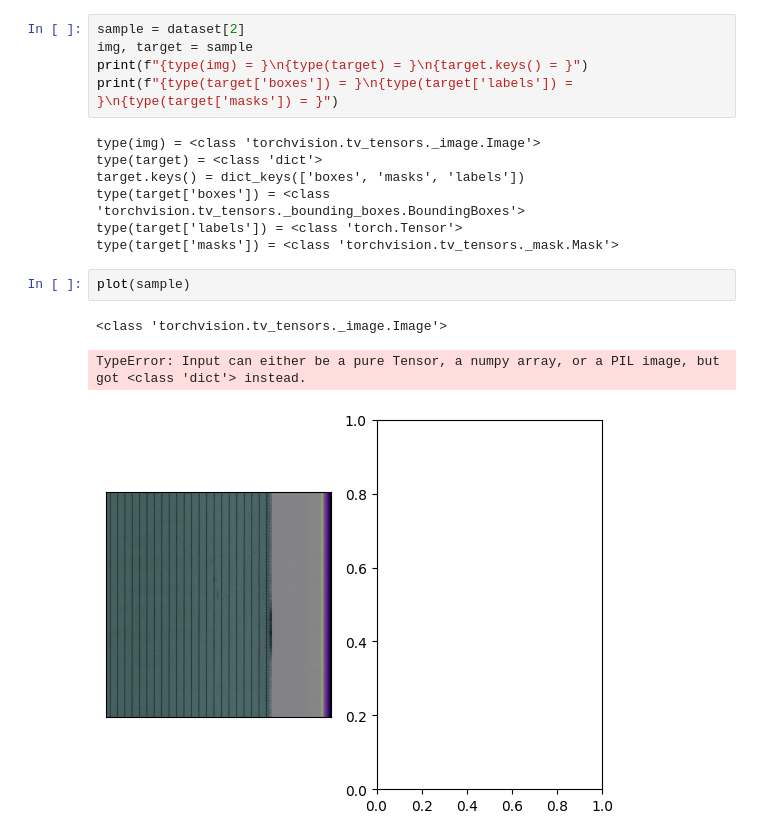
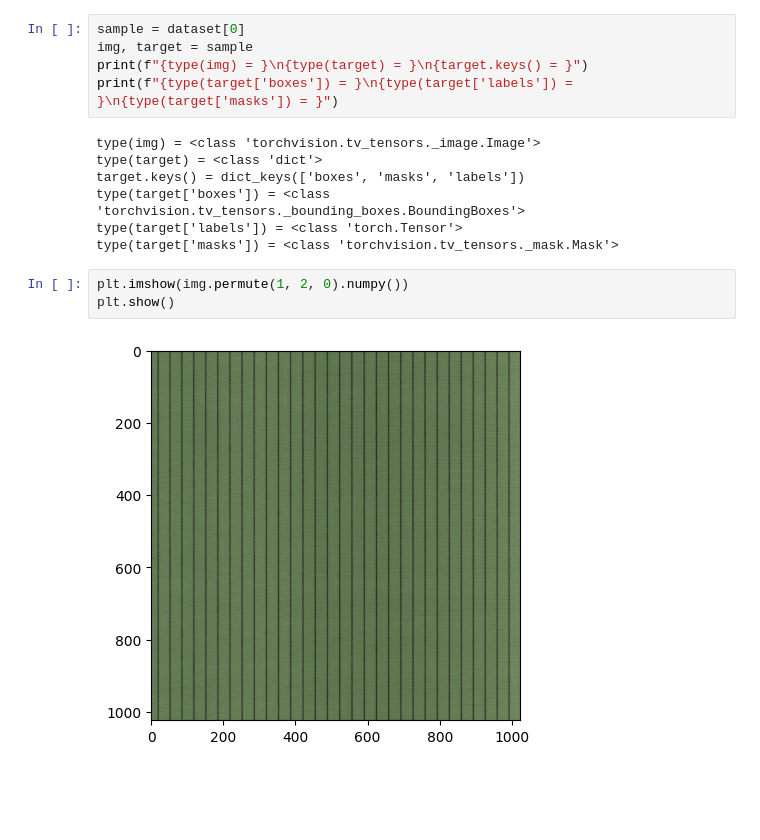
Before and after one commit to wilsonjvp/aqc-textilesam, a Jupyter notebook: notebooks/data_augmentation_test.ipynb, the cells around one changed output. Saved outputs shown, nothing was run; the diff lists cells and outputs as text; blank space fills up the shorter version.

```diff
--- a/notebooks/data_augmentation_test.ipynb
+++ b/notebooks/data_augmentation_test.ipynb
@@ -73,7 +74,7 @@ Done (t=0.01s)
 creating index...
 index created!
 # %%
-sample = dataset[2]
+sample = dataset[0]
 img, target = sample
 print(f"{type(img) = }\n{type(target) = }\n{target.keys() = }")
 print(f"{type(target['boxes']) = }\n{type(target['labels']) = }\n{type(target['masks']) = }")
@@ -84,9 +85,8 @@ target.keys() = dict_keys(['boxes', 'masks', 'labels'])
 type(target['boxes']) = <class 'torchvision.tv_tensors._bounding_boxes.BoundingBoxes'>
 type(target['labels']) = <class 'torch.Tensor'>
 type(target['masks']) = <class 'torchvision.tv_tensors._mask.Mask'>
-# %%
-plot(sample)
-# %% [output]
-<class 'torchvision.tv_tensors._image.Image'>
-TypeError: Input can either be a pure Tensor, a numpy array, or a PIL image, but got <class 'dict'> instead.
-[figure, removed]
+# %%
+plt.imshow(img.permute(1, 2, 0).numpy())
+plt.show()
+# %% [output]
+[figure, added]
```
Also changed, not shown: parts of 7 cells of this notebook, 4 other files.
